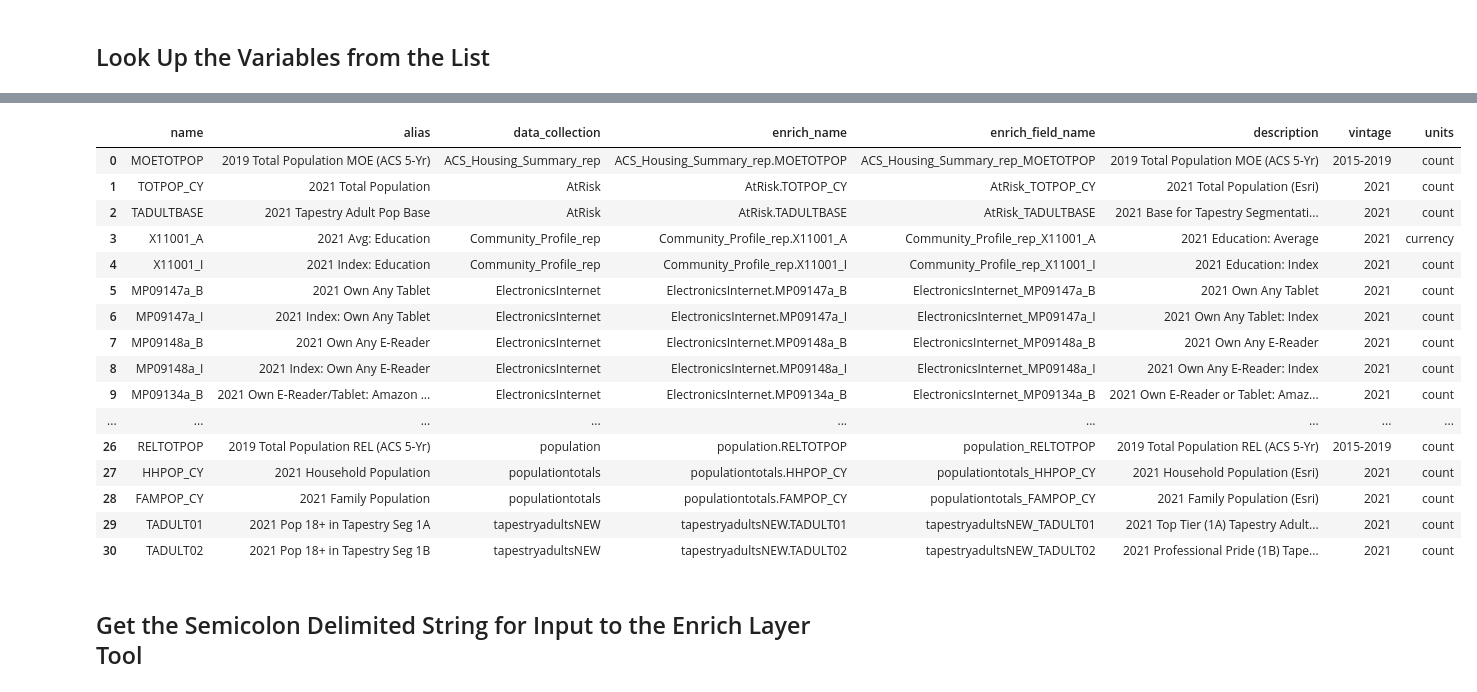
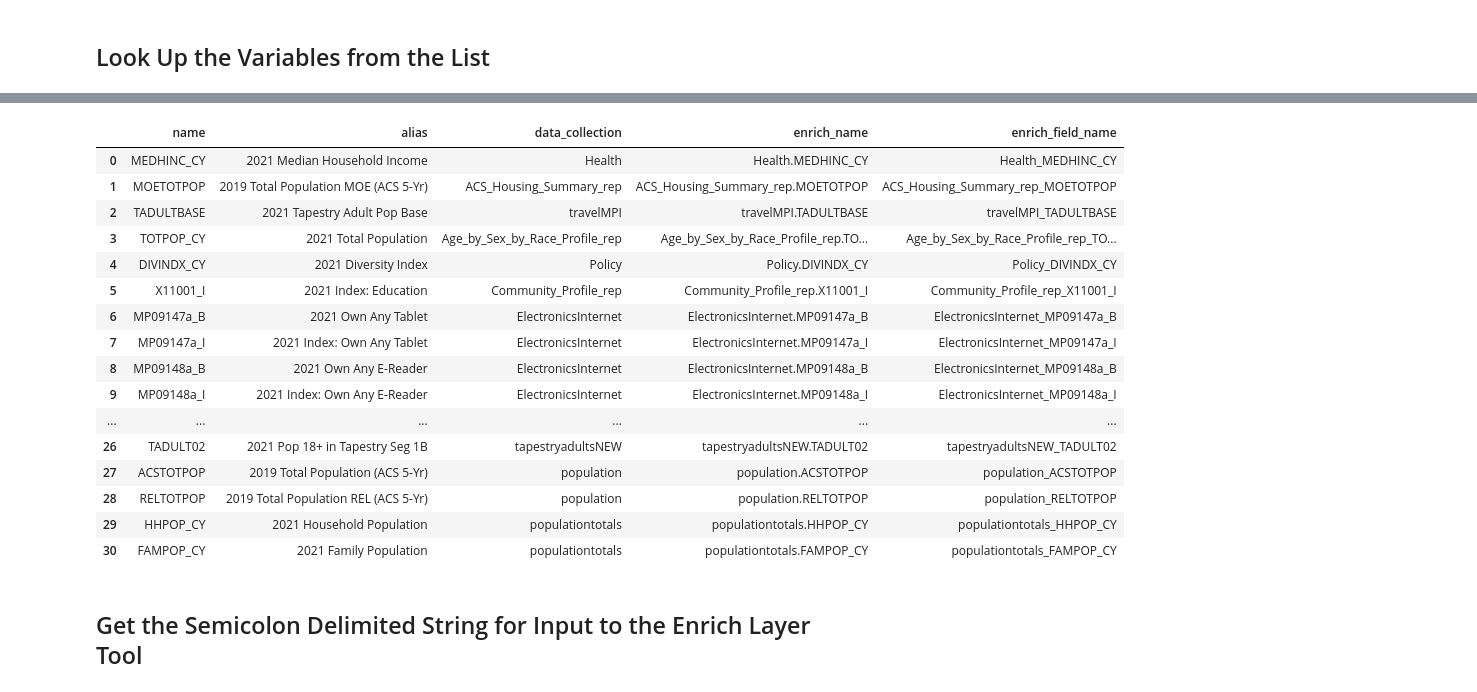
Before and after one commit to knu2xs/business-analyst-python-api-examples, a Jupyter notebook: notebooks/arcmap-spatial-overlay-vars-to-enrich-input.ipynb, the cells around one changed output, grey strips where cells are left out. Drawn from its saved outputs; the diff is of its cells as text; code cells hidden in the pictures.

```diff
--- a/notebooks/arcmap-spatial-overlay-vars-to-enrich-input.ipynb
+++ b/notebooks/arcmap-spatial-overlay-vars-to-enrich-input.ipynb
@@ -67,25 +68,25 @@ usa
 # %%
-var_df = usa._ba_cntry.get_enrich_variables_from_iterable(nm_lst)
+var_df = usa._ba_cntry.get_enrich_variables_from_name_list(nm_lst)
 
 var_df
 # %% [output]
-|  | name | alias | data_collection | enrich_name | enrich_field_name | description | vintage | units |
-| 0 | MOETOTPOP | 2019 Total Population MOE (ACS 5-Yr) | ACS_Housing_Summary_rep | ACS_Housing_Summary_rep.MOETOTPOP | ACS_Housing_Summary_rep_MOETOTPOP | 2019 Total Population MOE (ACS 5-Yr) | 2015-2019 | count |
-| 1 | TOTPOP_CY | 2021 Total Population | AtRisk | AtRisk.TOTPOP_CY | AtRisk_TOTPOP_CY | 2021 Total Population (Esri) | 2021 | count |
-| 2 | TADULTBASE | 2021 Tapestry Adult Pop Base | AtRisk | AtRisk.TADULTBASE | AtRisk_TADULTBASE | 2021 Base for Tapestry Segmentati... | 2021 | count |
-| 3 | X11001_A | 2021 Avg: Education | Community_Profile_rep | Community_Profile_rep.X11001_A | Community_Profile_rep_X11001_A | 2021 Education: Average | 2021 | currency |
-| 4 | X11001_I | 2021 Index: Education | Community_Profile_rep | Community_Profile_rep.X11001_I | Community_Profile_rep_X11001_I | 2021 Education: Index | 2021 | count |
-| 5 | MP09147a_B | 2021 Own Any Tablet | ElectronicsInternet | ElectronicsInternet.MP09147a_B | ElectronicsInternet_MP09147a_B | 2021 Own Any Tablet | 2021 | count |
-| 6 | MP09147a_I | 2021 Index: Own Any Tablet | ElectronicsInternet | ElectronicsInternet.MP09147a_I | ElectronicsInternet_MP09147a_I | 2021 Own Any Tablet: Index | 2021 | count |
-| 7 | MP09148a_B | 2021 Own Any E-Reader | ElectronicsInternet | ElectronicsInternet.MP09148a_B | ElectronicsInternet_MP09148a_B | 2021 Own Any E-Reader | 2021 | count |
-| 8 | MP09148a_I | 2021 Index: Own Any E-Reader | ElectronicsInternet | ElectronicsInternet.MP09148a_I | ElectronicsInternet_MP09148a_I | 2021 Own Any E-Reader: Index | 2021 | count |
-| 9 | MP09134a_B | 2021 Own E-Reader/Tablet: Amazon ... | ElectronicsInternet | ElectronicsInternet.MP09134a_B | ElectronicsInternet_MP09134a_B | 2021 Own E-Reader or Tablet: Amaz... | 2021 | count |
-| ... | ... | ... | ... | ... | ... | ... | ... | ... |
-| 26 | RELTOTPOP | 2019 Total Population REL (ACS 5-Yr) | population | population.RELTOTPOP | population_RELTOTPOP | 2019 Total Population REL (ACS 5-Yr) | 2015-2019 | count |
-| 27 | HHPOP_CY | 2021 Household Population | populationtotals | populationtotals.HHPOP_CY | populationtotals_HHPOP_CY | 2021 Household Population (Esri) | 2021 | count |
-| 28 | FAMPOP_CY | 2021 Family Population | populationtotals | populationtotals.FAMPOP_CY | populationtotals_FAMPOP_CY | 2021 Family Population (Esri) | 2021 | count |
-| 29 | TADULT01 | 2021 Pop 18+ in Tapestry Seg 1A | tapestryadultsNEW | tapestryadultsNEW.TADULT01 | tapestryadultsNEW_TADULT01 | 2021 Top Tier (1A) Tapestry Adult... | 2021 | count |
-| 30 | TADULT02 | 2021 Pop 18+ in Tapestry Seg 1B | tapestryadultsNEW | tapestryadultsNEW.TADULT02 | tapestryadultsNEW_TADULT02 | 2021 Professional Pride (1B) Tape... | 2021 | count |
+|  | name | alias | data_collection | enrich_name | enrich_field_name |
+| 0 | MEDHINC_CY | 2021 Median Household Income | Health | Health.MEDHINC_CY | Health_MEDHINC_CY |
+| 1 | MOETOTPOP | 2019 Total Population MOE (ACS 5-Yr) | ACS_Housing_Summary_rep | ACS_Housing_Summary_rep.MOETOTPOP | ACS_Housing_Summary_rep_MOETOTPOP |
+| 2 | TADULTBASE | 2021 Tapestry Adult Pop Base | travelMPI | travelMPI.TADULTBASE | travelMPI_TADULTBASE |
+| 3 | TOTPOP_CY | 2021 Total Population | Age_by_Sex_by_Race_Profile_rep | Age_by_Sex_by_Race_Profile_rep.TO... | Age_by_Sex_by_Race_Profile_rep_TO... |
+| 4 | DIVINDX_CY | 2021 Diversity Index | Policy | Policy.DIVINDX_CY | Policy_DIVINDX_CY |
+| 5 | X11001_I | 2021 Index: Education | Community_Profile_rep | Community_Profile_rep.X11001_I | Community_Profile_rep_X11001_I |
+| 6 | MP09147a_B | 2021 Own Any Tablet | ElectronicsInternet | ElectronicsInternet.MP09147a_B | ElectronicsInternet_MP09147a_B |
+| 7 | MP09147a_I | 2021 Index: Own Any Tablet | ElectronicsInternet | ElectronicsInternet.MP09147a_I | ElectronicsInternet_MP09147a_I |
+| 8 | MP09148a_B | 2021 Own Any E-Reader | ElectronicsInternet | ElectronicsInternet.MP09148a_B | ElectronicsInternet_MP09148a_B |
+| 9 | MP09148a_I | 2021 Index: Own Any E-Reader | ElectronicsInternet | ElectronicsInternet.MP09148a_I | ElectronicsInternet_MP09148a_I |
+| ... | ... | ... | ... | ... | ... |
+| 26 | TADULT02 | 2021 Pop 18+ in Tapestry Seg 1B | tapestryadultsNEW | tapestryadultsNEW.TADULT02 | tapestryadultsNEW_TADULT02 |
+| 27 | ACSTOTPOP | 2019 Total Population (ACS 5-Yr) | population | population.ACSTOTPOP | population_ACSTOTPOP |
+| 28 | RELTOTPOP | 2019 Total Population REL (ACS 5-Yr) | population | population.RELTOTPOP | population_RELTOTPOP |
+| 29 | HHPOP_CY | 2021 Household Population | populationtotals | populationtotals.HHPOP_CY | populationtotals_HHPOP_CY |
+| 30 | FAMPOP_CY | 2021 Family Population | populationtotals | populationtotals.FAMPOP_CY | populationtotals_FAMPOP_CY |
 # %% [markdown]
 ## Get the Semicolon Delimited String for Input to the Enrich Layer Tool
 # %%
```
Also changed, not shown: parts of 7 cells of this notebook, 1 other file.
